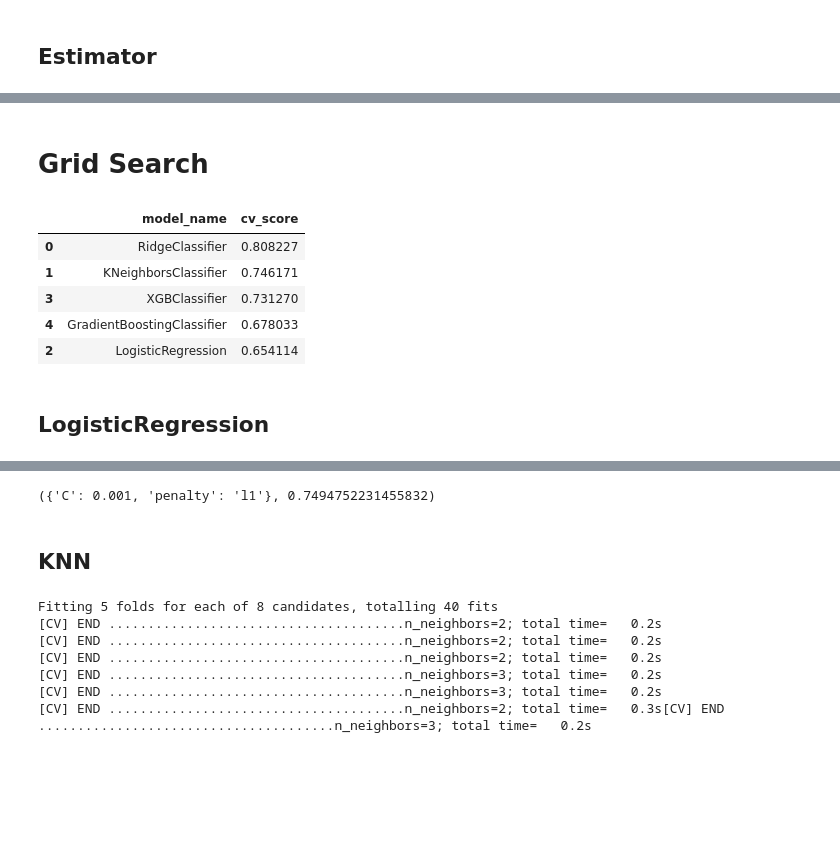
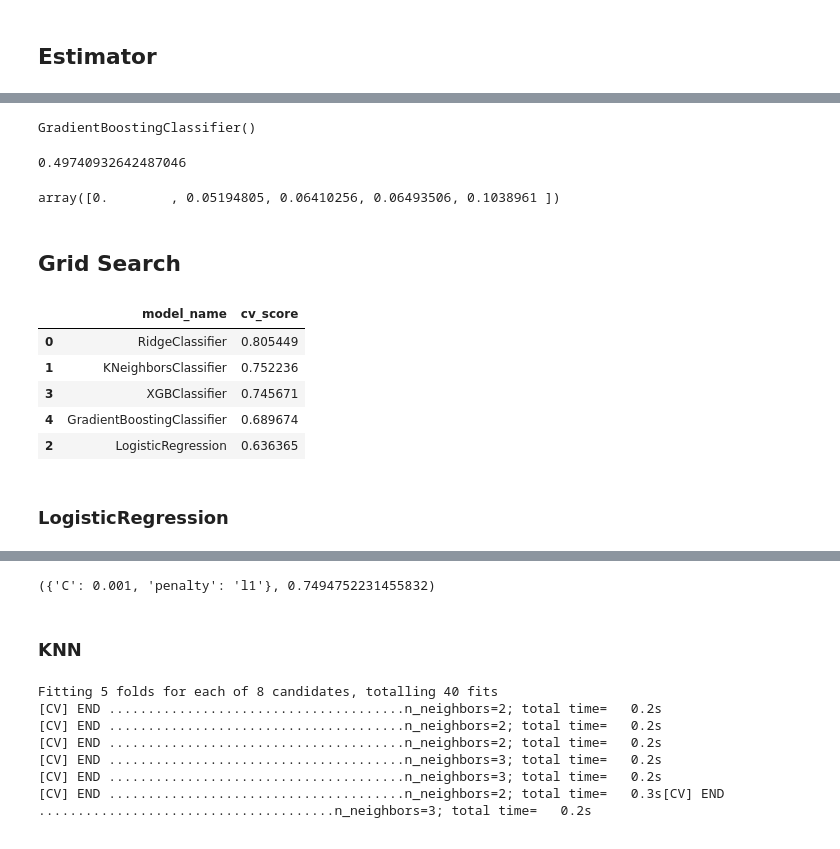
Before and after one commit to adblanq/klarna-test-technique, a Jupyter notebook: notebooks/klarna-explo.ipynb, the cells around one changed output, grey strips where cells are left out. Drawn from its saved outputs; the diff is of its cells as text; code cells hidden in the pictures; blank space fills up the shorter version.

Commit message:
Started pipeline Isolated test set to a csv

```diff
--- a/notebooks/klarna-explo.ipynb
+++ b/notebooks/klarna-explo.ipynb
@@ -218,0 +221,4 @@ cross_val_score(model, X_train_scaled, y_train, scoring="recall").mean()
+# %%
+model.fit(X_train_scaled, y_train)
+# %% [output]
+GradientBoostingClassifier()
@@ -219,34 +229,42 @@ cross_val_score(model, X_train_scaled, y_train, scoring="recall").mean()
+# %%
+recall_score(y_test, y_pred)
+# %% [output]
+0.49740932642487046
+# %%
+cross_val_score(model, X_test_scaled, y_test, scoring="recall")
+# %% [output]
+array([0.        , 0.05194805, 0.06410256, 0.06493506, 0.1038961 ])
 # %% [markdown]
-# Grid Search
+## Grid Search
 # %%
 models = [
     RidgeClassifier(class_weight="balanced"),
     KNeighborsClassifier(),
     # SVC(),
-    LogisticRegression(max_iter=5000),
+    LogisticRegression(max_iter=10000),
     xgb.XGBClassifier(),
     GradientBoostingClassifier()
 ]
 
 scores = {
     "model_name" : [],
     "cv_score": []
 }
 
 for model in models:
     scores["model_name"].append(str(model).split("(")[0])
     scores["cv_score"].append(cross_val_score(model, X_train_scaled, y_train, scoring="recall").mean())
 
 pd.DataFrame(scores).sort_values(by="cv_score", ascending=False)
 # %% [output]
 |  | model_name | cv_score |
-| 0 | RidgeClassifier | 0.808227 |
-| 1 | KNeighborsClassifier | 0.746171 |
-| 3 | XGBClassifier | 0.731270 |
-| 4 | GradientBoostingClassifier | 0.678033 |
-| 2 | LogisticRegression | 0.654114 |
+| 0 | RidgeClassifier | 0.805449 |
+| 1 | KNeighborsClassifier | 0.752236 |
+| 3 | XGBClassifier | 0.745671 |
+| 4 | GradientBoostingClassifier | 0.689674 |
+| 2 | LogisticRegression | 0.636365 |
 # %% [markdown]
-## LogisticRegression
+### LogisticRegression
 # %%
 model = LogisticRegression(max_iter=100000, solver='liblinear')
 
@@ -285,7 +303,7 @@ search.best_params_, search.best_score_
 # %% [output]
 ({'C': 0.001, 'penalty': 'l1'}, 0.7494752231455832)
 # %% [markdown]
-## KNN
+### KNN
 # %%
 model = KNeighborsClassifier()
 
```
Also changed, not shown: parts of 17 cells of this notebook, 2 other files.
